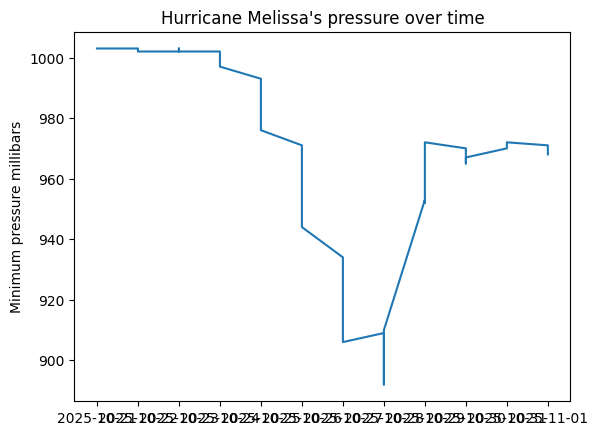
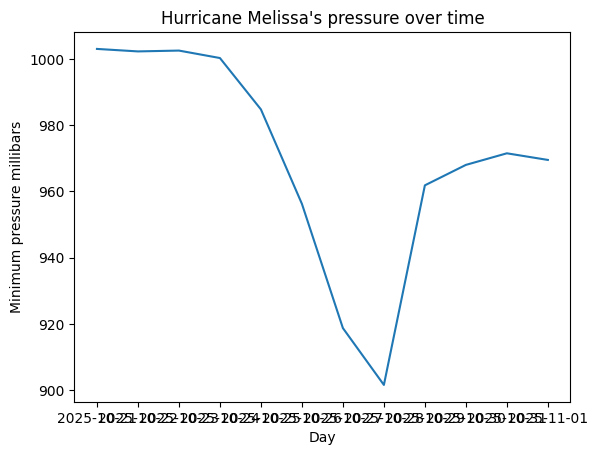
Unified diff of the notebook cell whose output changed from the first chart to the second:
--- before
+++ after
@@ -1,9 +1,14 @@
+#lasted around 10 days
 df_melissa = df_nodup.tail(49)
+#df_dexter = df_nodup[55269:55312]
 
-#change x axis to the time
-plt.plot(df_melissa['date'], df_melissa['min_pressure_mb'])
+#x axis
+df_m_date = df_melissa.groupby('date')['min_pressure_mb'].mean()
+df_m_date = df_m_date.reset_index()
+
+plt.plot(df_m_date['date'], df_m_date['min_pressure_mb'])
 
 plt.title("Hurricane Melissa's pressure over time")
-#plt.xlabel('Row Number')
+plt.xlabel('Day')
 plt.ylabel('Minimum pressure millibars')
 

Commit: Created using Colab